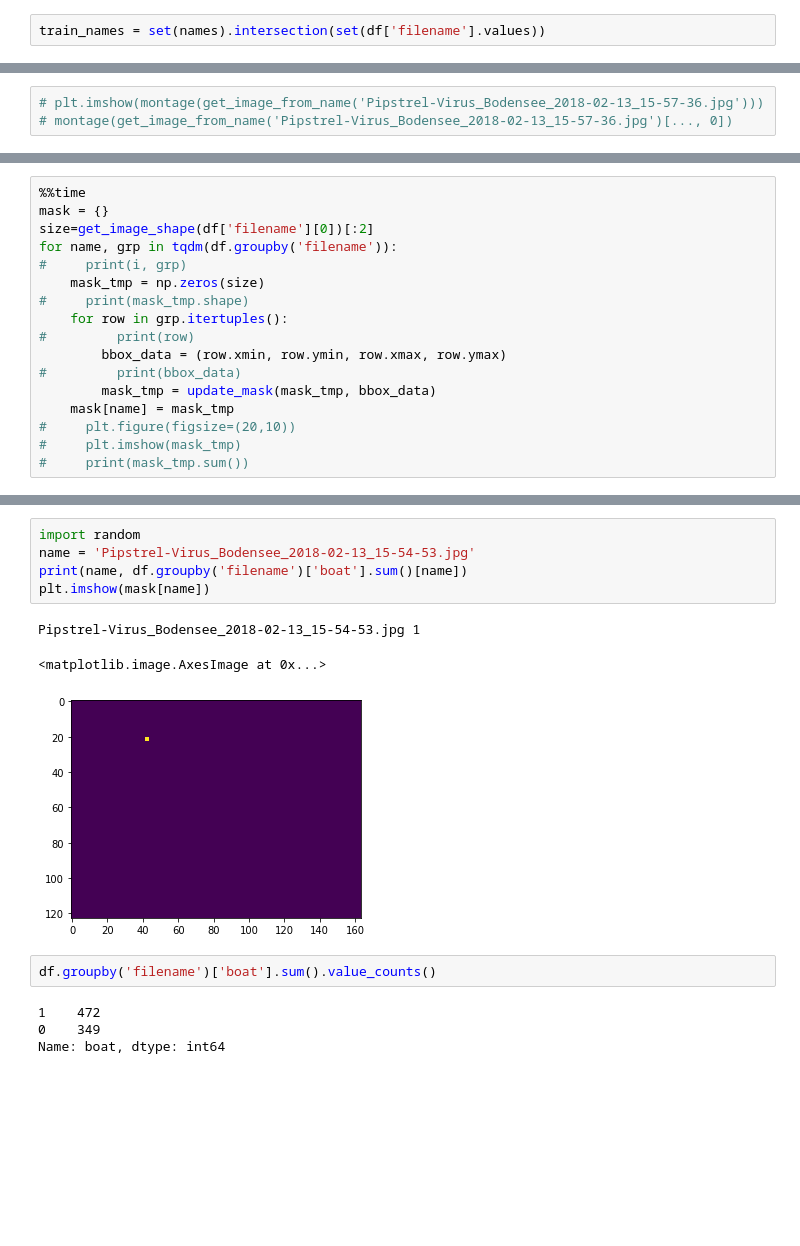
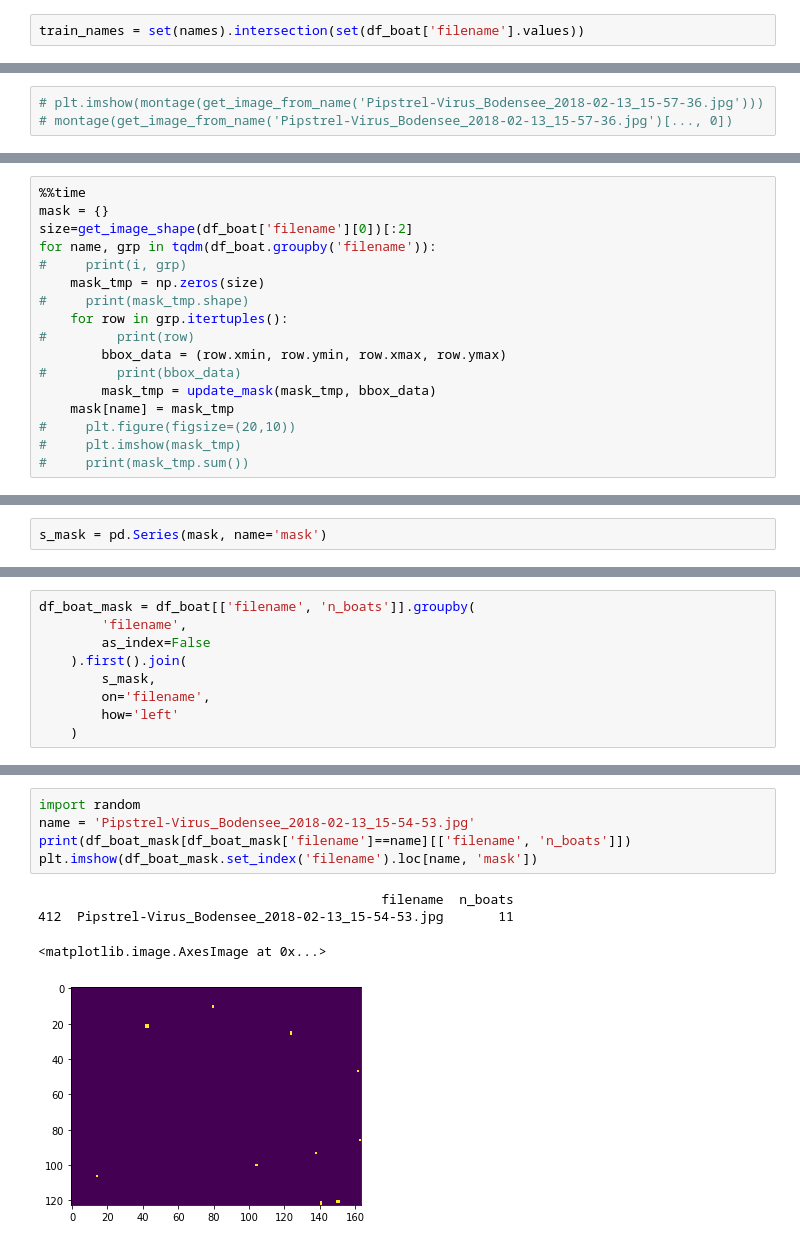
Before and after one commit to teoguso/deepberlin-teamb-sfod, a Jupyter notebook: notebooks/06-mg-bounding-boxes.ipynb, the cells around one changed output, grey strips where cells are left out. Cells and saved outputs as stored; diff of their text form; blank space fills up the shorter version.

```diff
--- a/notebooks/06-mg-bounding-boxes.ipynb
+++ b/notebooks/06-mg-bounding-boxes.ipynb
@@ -162,7 +273,7 @@ len(image_paths)
 # %%
 names = [x.name for x in image_paths]
 # %%
-train_names = set(names).intersection(set(df['filename'].values))
+train_names = set(names).intersection(set(df_boat['filename'].values))
 # %%
 mask = [x.name in train_names for x in image_paths]
 mask[:10]
@@ -239,8 +323,8 @@ def update_mask(mask, bbox_data):
 # %%
 %%time
 mask = {}
-size=get_image_shape(df['filename'][0])[:2]
-for name, grp in tqdm(df.groupby('filename')):
+size=get_image_shape(df_boat['filename'][0])[:2]
+for name, grp in tqdm(df_boat.groupby('filename')):
 #     print(i, grp)
     mask_tmp = np.zeros(size)
 #     print(mask_tmp.shape)
@@ -267,0 +366,2 @@ Pipstrel-Virus_Bodensee_2018-02-13_15-44-18.jpg 1
+# %%
+s_mask = pd.Series(mask, name='mask')
@@ -267,0 +372,9 @@ Pipstrel-Virus_Bodensee_2018-02-13_15-44-18.jpg 1
+# %%
+df_boat_mask = df_boat[['filename', 'n_boats']].groupby(
+        'filename',
+        as_index=False
+    ).first().join(
+        s_mask,
+        on='filename',
+        how='left'
+    )
@@ -268,15 +394,10 @@ Pipstrel-Virus_Bodensee_2018-02-13_15-44-18.jpg 1
 # %%
 import random
 name = 'Pipstrel-Virus_Bodensee_2018-02-13_15-54-53.jpg'
-print(name, df.groupby('filename')['boat'].sum()[name])
-plt.imshow(mask[name])
+print(df_boat_mask[df_boat_mask['filename']==name][['filename', 'n_boats']])
+plt.imshow(df_boat_mask.set_index('filename').loc[name, 'mask'])
 # %% [output]
-Pipstrel-Virus_Bodensee_2018-02-13_15-54-53.jpg 1
+                                            filename  n_boats
+412  Pipstrel-Virus_Bodensee_2018-02-13_15-54-53.jpg       11
 <matplotlib.image.AxesImage at 0x...>
-[figure, old version]
+[figure, new version]
-# %%
-df.groupby('filename')['boat'].sum().value_counts()
-# %% [output]
-1    472
-0    349
-Name: boat, dtype: int64
```
Also changed, not shown: parts of 56 cells of this notebook, 1 other file.
